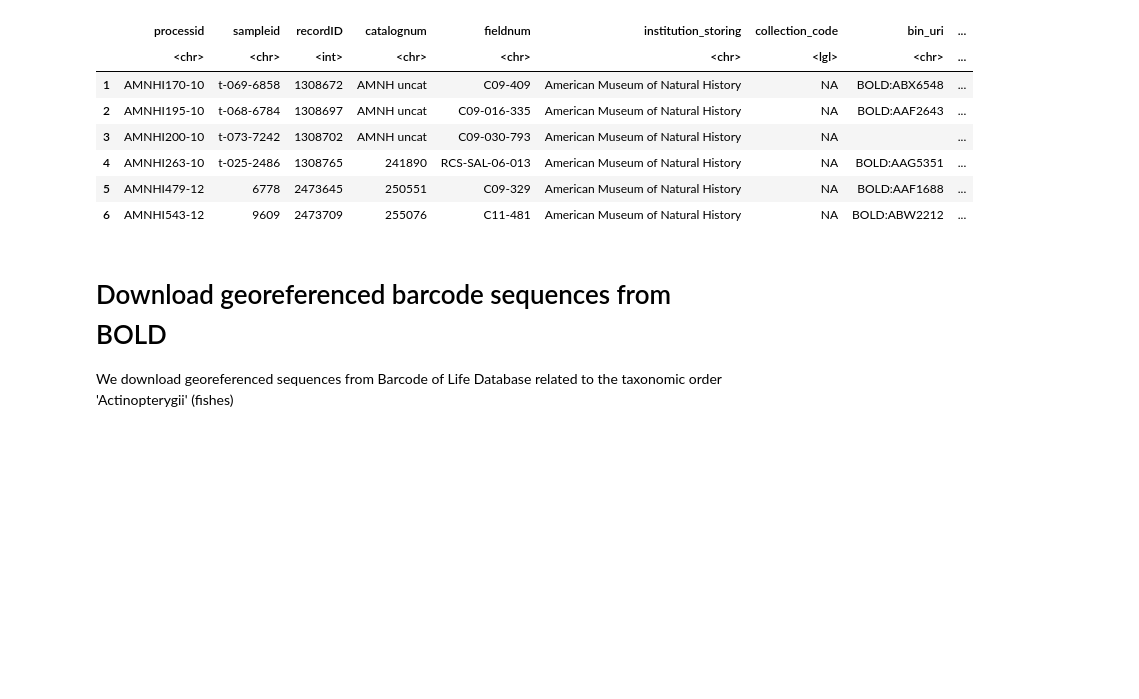
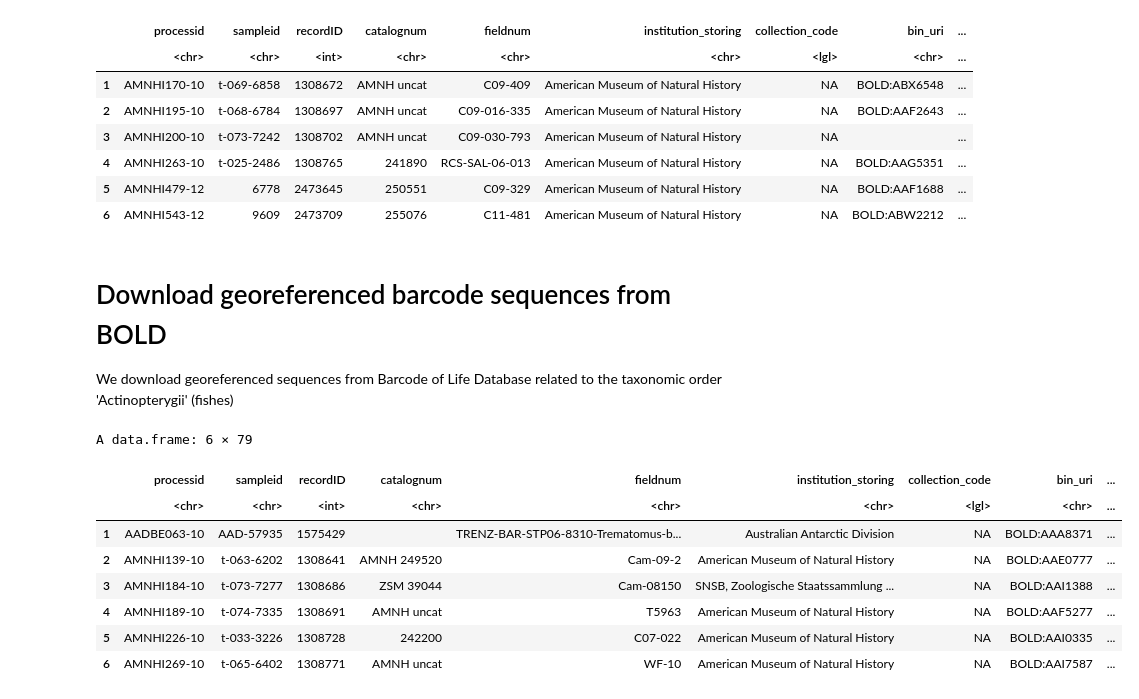
Before and after one commit to Grelot/notebook_geogendiv, a Jupyter notebook: reeflifestudy_geogendiv.ipynb, the cells around one changed output. Drawn from its saved outputs; the diff is of its cells as text; code cells hidden in the pictures; blank space fills up the shorter version.

```diff
--- a/reeflifestudy_geogendiv.ipynb
+++ b/reeflifestudy_geogendiv.ipynb
@@ -65,4 +53,14 @@ We download georeferenced sequences from Barcode of Life Database related to the
 taxonRequest <- "Actinopterygii"
 resBold <- bold_seqspec(taxon=taxonRequest, sepfasta=TRUE)
 # %%
-head(resBold)
+head(resBold$data)
+# %% [output]
+A data.frame: 6 × 79
+|  | processid | sampleid | recordID | catalognum | fieldnum | institution_storing | collection_code | bin_uri | ... |
+|  | <chr> | <chr> | <int> | <chr> | <chr> | <chr> | <lgl> | <chr> | ... |
+| 1 | AADBE063-10 | AAD-57935 | 1575429 |  | TRENZ-BAR-STP06-8310-Trematomus-b... | Australian Antarctic Division | NA | BOLD:AAA8371 | ... |
+| 2 | AMNHI139-10 | t-063-6202 | 1308641 | AMNH 249520 | Cam-09-2 | American Museum of Natural History | NA | BOLD:AAE0777 | ... |
+| 3 | AMNHI184-10 | t-073-7277 | 1308686 | ZSM 39044 | Cam-08150 | SNSB, Zoologische Staatssammlung ... | NA | BOLD:AAI1388 | ... |
+| 4 | AMNHI189-10 | t-074-7335 | 1308691 | AMNH uncat | T5963 | American Museum of Natural History | NA | BOLD:AAF5277 | ... |
+| 5 | AMNHI226-10 | t-033-3226 | 1308728 | 242200 | C07-022 | American Museum of Natural History | NA | BOLD:AAI0335 | ... |
+| 6 | AMNHI269-10 | t-065-6402 | 1308771 | AMNH uncat | WF-10 | American Museum of Natural History | NA | BOLD:AAI7587 | ... |
```
Also changed, not shown: parts of 2 cells of this notebook.
